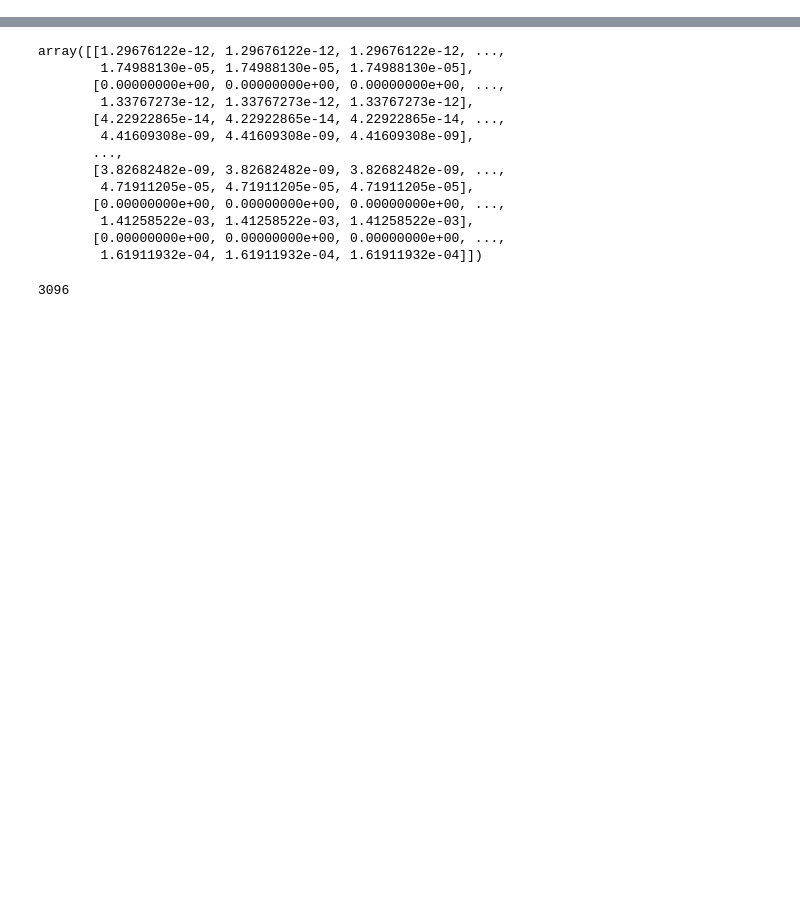
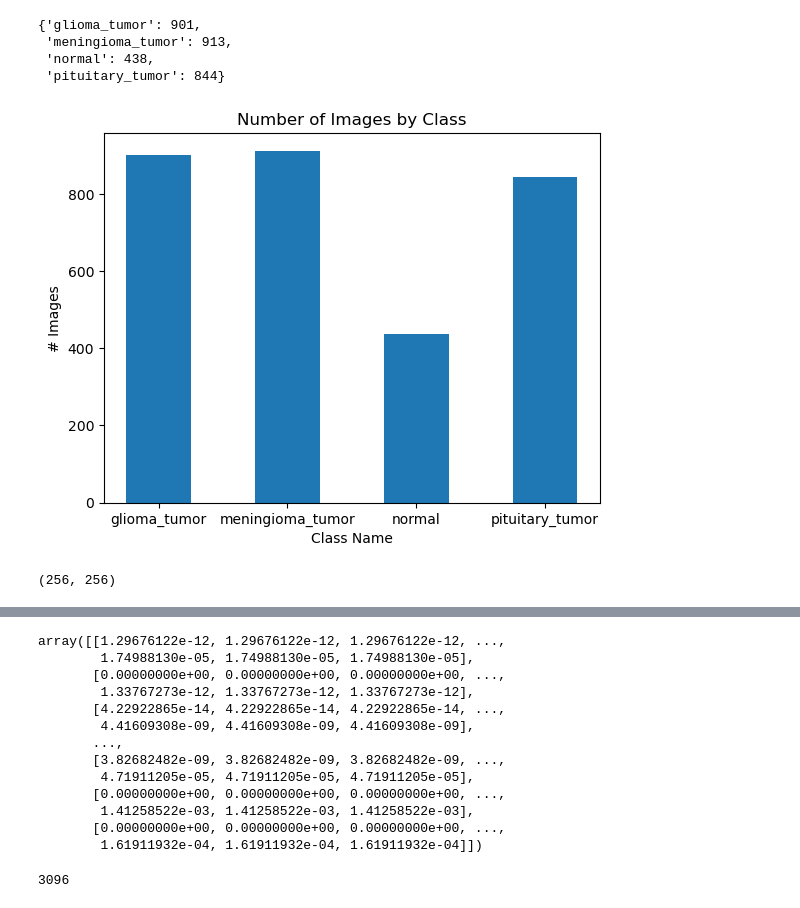
Before and after one commit to mainfranco/Capstone-3, a Jupyter notebook: Untitled.ipynb, the cells around one changed output, grey strips where cells are left out. Cells and saved outputs as stored; diff of their text form; code cells hidden in the pictures; blank space fills up the shorter version.

```diff
--- a/Untitled.ipynb
+++ b/Untitled.ipynb
@@ -22,3 +23,24 @@ for category_idx,category in enumerate(categories):
         img = resize(img,(15,15))
         data.append(img.flatten())
         labels.append(category_idx)
+# %%
+number_classes = {
+    'glioma_tumor': len(os.listdir('archive (18)/Data/glioma_tumor')),
+    'meningioma_tumor': len(os.listdir('archive (18)/Data/meningioma_tumor')),
+    'normal': len(os.listdir('archive (18)/Data/normal')),
+    'pituitary_tumor': len(os.listdir('archive (18)/Data/pituitary_tumor'))
+}
+# %%
+number_classes
+# %% [output]
+{'glioma_tumor': 901,
+ 'meningioma_tumor': 913,
+ 'normal': 438,
+ 'pituitary_tumor': 844}
+# %%
+plt.bar(number_classes.keys(), number_classes.values(), width = .5);
+plt.title("Number of Images by Class");
+plt.xlabel('Class Name');
+plt.ylabel('# Images');
+# %% [output]
+[figure, added]
@@ -24,0 +66,4 @@ for category_idx,category in enumerate(categories):
+# %%
+get_dims('archive (18)/Data/glioma_tumor/G_1.jpg')
+# %% [output]
+(256, 256)
```
Also changed, not shown: parts of 4 cells of this notebook.
